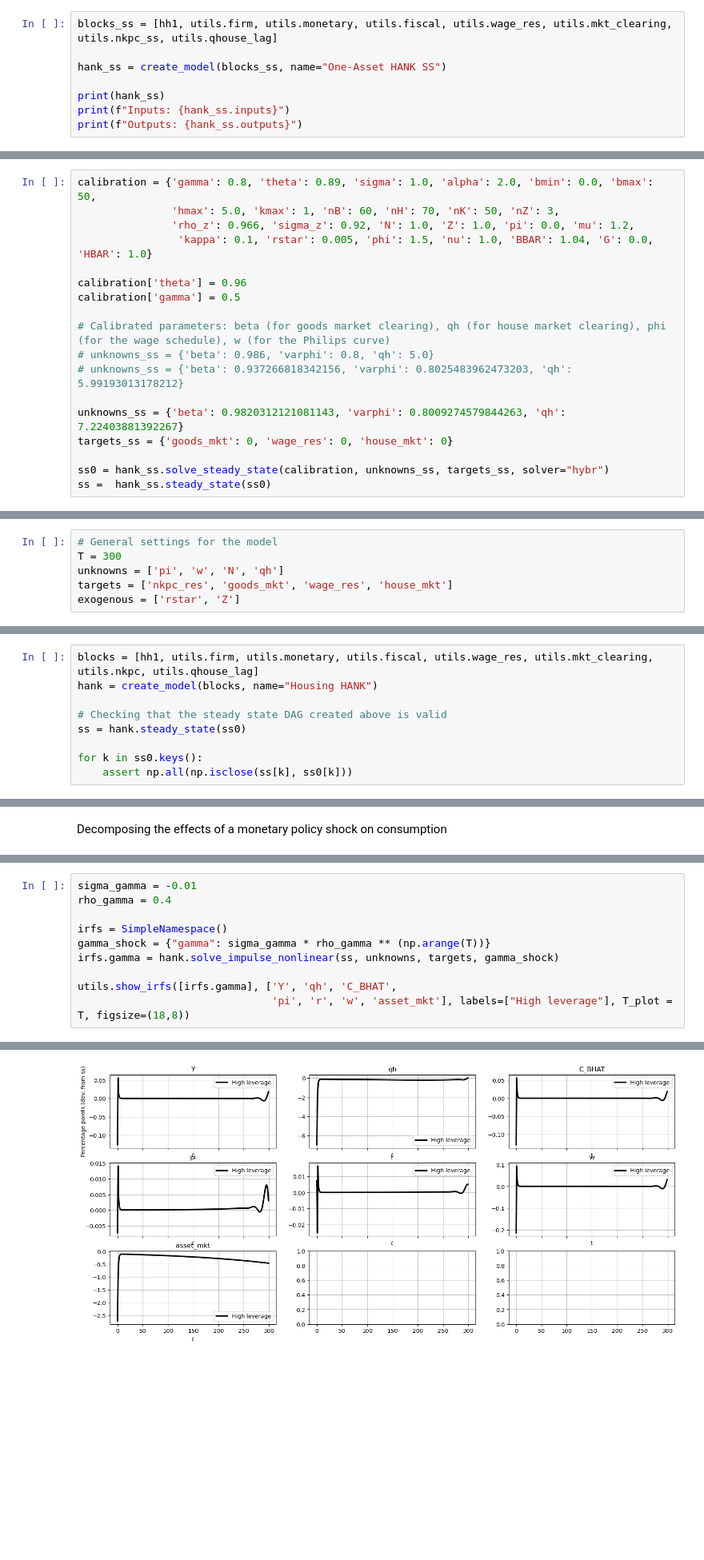
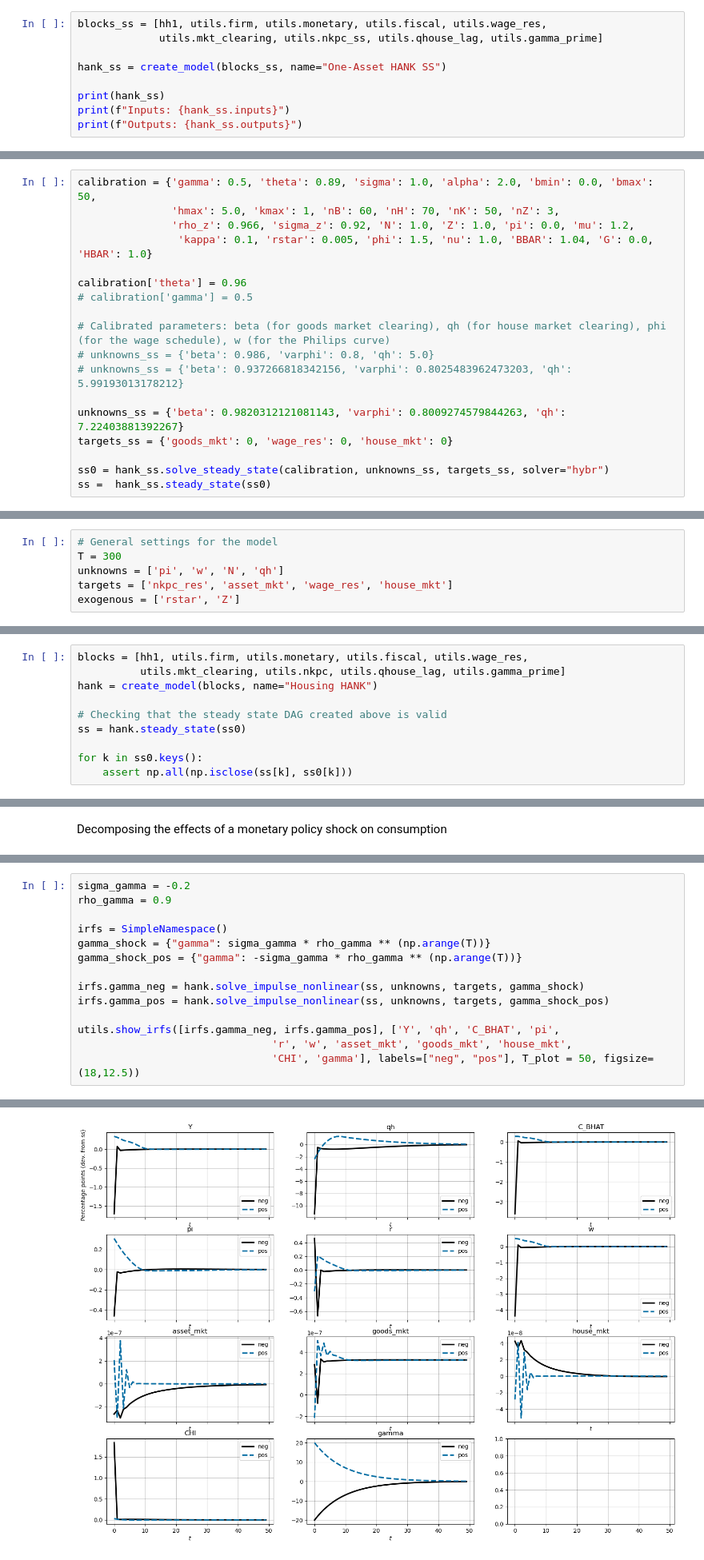
Before and after one commit to thom364e/sequence-jacobian, a Jupyter notebook: notebooks/housing_main_v2.ipynb, the cells around one changed output, grey strips where cells are left out. Shown: that part at 80% size. Cells and saved outputs as stored; diff of their text form; blank space fills up the shorter version.

Commit message:
fixed bug in household problem

```diff
--- a/notebooks/housing_main_v2.ipynb
+++ b/notebooks/housing_main_v2.ipynb
@@ -79,7 +79,8 @@ Micro outputs: ['D', 'Dbeg', 'Pi', 'Vh_bhat', 'Vb_bhat', 'h_bhat', 'b_bhat', 'c_
 # %% [markdown]
 ## 1.3. Creating the model and solving for steady state
 # %%
-blocks_ss = [hh1, utils.firm, utils.monetary, utils.fiscal, utils.wage_res, utils.mkt_clearing, utils.nkpc_ss, utils.qhouse_lag]
+blocks_ss = [hh1, utils.firm, utils.monetary, utils.fiscal, utils.wage_res,
+             utils.mkt_clearing, utils.nkpc_ss, utils.qhouse_lag, utils.gamma_prime]
 
 hank_ss = create_model(blocks_ss, name="One-Asset HANK SS")
 
@@ -93,11 +94,11 @@ Outputs: ['H_BHAT', 'B_BHAT', 'C_BHAT', 'UCE_BHAT', 'CHI', 'Y', 'Div', 'r', 'Tax
 # %%
-calibration = {'gamma': 0.8, 'theta': 0.89, 'sigma': 1.0, 'alpha': 2.0, 'bmin': 0.0, 'bmax': 50,
+calibration = {'gamma': 0.5, 'theta': 0.89, 'sigma': 1.0, 'alpha': 2.0, 'bmin': 0.0, 'bmax': 50,
                'hmax': 5.0, 'kmax': 1, 'nB': 60, 'nH': 70, 'nK': 50, 'nZ': 3,
                'rho_z': 0.966, 'sigma_z': 0.92, 'N': 1.0, 'Z': 1.0, 'pi': 0.0, 'mu': 1.2,
                 'kappa': 0.1, 'rstar': 0.005, 'phi': 1.5, 'nu': 1.0, 'BBAR': 1.04, 'G': 0.0, 'HBAR': 1.0}
 
 calibration['theta'] = 0.96
-calibration['gamma'] = 0.5
+# calibration['gamma'] = 0.5
 
 # Calibrated parameters: beta (for goods market clearing), qh (for house market clearing), phi (for the wage schedule), w (for the Philips curve)
 # unknowns_ss = {'beta': 0.986, 'varphi': 0.8, 'qh': 5.0}
@@ -444,14 +422,15 @@ plt.show()
 # General settings for the model
 T = 300
 unknowns = ['pi', 'w', 'N', 'qh']
-targets = ['nkpc_res', 'goods_mkt', 'wage_res', 'house_mkt']
+targets = ['nkpc_res', 'asset_mkt', 'wage_res', 'house_mkt']
 exogenous = ['rstar', 'Z']
 # %% [markdown]
 ## 2.1. Building the DAG for transitional dynamics
 # %% [markdown]
 Have to do a sligth modification of the DAG for transitional dyanmics, because the `nkpc_ss` block is not valid for anything but steady state
 # %%
-blocks = [hh1, utils.firm, utils.monetary, utils.fiscal, utils.wage_res, utils.mkt_clearing, utils.nkpc, utils.qhouse_lag]
+blocks = [hh1, utils.firm, utils.monetary, utils.fiscal, utils.wage_res,
+          utils.mkt_clearing, utils.nkpc, utils.qhouse_lag, utils.gamma_prime]
 hank = create_model(blocks, name="Housing HANK")
 
 # Checking that the steady state DAG created above is valid
@@ -675,11 +629,15 @@ On iteration 2
 # %%
-sigma_gamma = -0.01
-rho_gamma = 0.4
+sigma_gamma = -0.2
+rho_gamma = 0.9
 
 irfs = SimpleNamespace()
 gamma_shock = {"gamma": sigma_gamma * rho_gamma ** (np.arange(T))}
-irfs.gamma = hank.solve_impulse_nonlinear(ss, unknowns, targets, gamma_shock)
+gamma_shock_pos = {"gamma": -sigma_gamma * rho_gamma ** (np.arange(T))}
 
-utils.show_irfs([irfs.gamma], ['Y', 'qh', 'C_BHAT',
-                               'pi', 'r', 'w', 'asset_mkt'], labels=["High leverage"], T_plot = T, figsize=(18,8))
+irfs.gamma_neg = hank.solve_impulse_nonlinear(ss, unknowns, targets, gamma_shock)
+irfs.gamma_pos = hank.solve_impulse_nonlinear(ss, unknowns, targets, gamma_shock_pos)
+
+utils.show_irfs([irfs.gamma_neg, irfs.gamma_pos], ['Y', 'qh', 'C_BHAT', 'pi',
+                               'r', 'w', 'asset_mkt', 'goods_mkt', 'house_mkt',
+                               'CHI', 'gamma'], labels=["neg", "pos"], T_plot = 50, figsize=(18,12.5))
 # %% [output]
@@ -703,3 +661,3 @@ On iteration 2
-[figure, old version]
+[figure, new version]
 # %%
 print(irfs.gamma)
```
Also changed, not shown: parts of 17 cells of this notebook, 2 other files.
